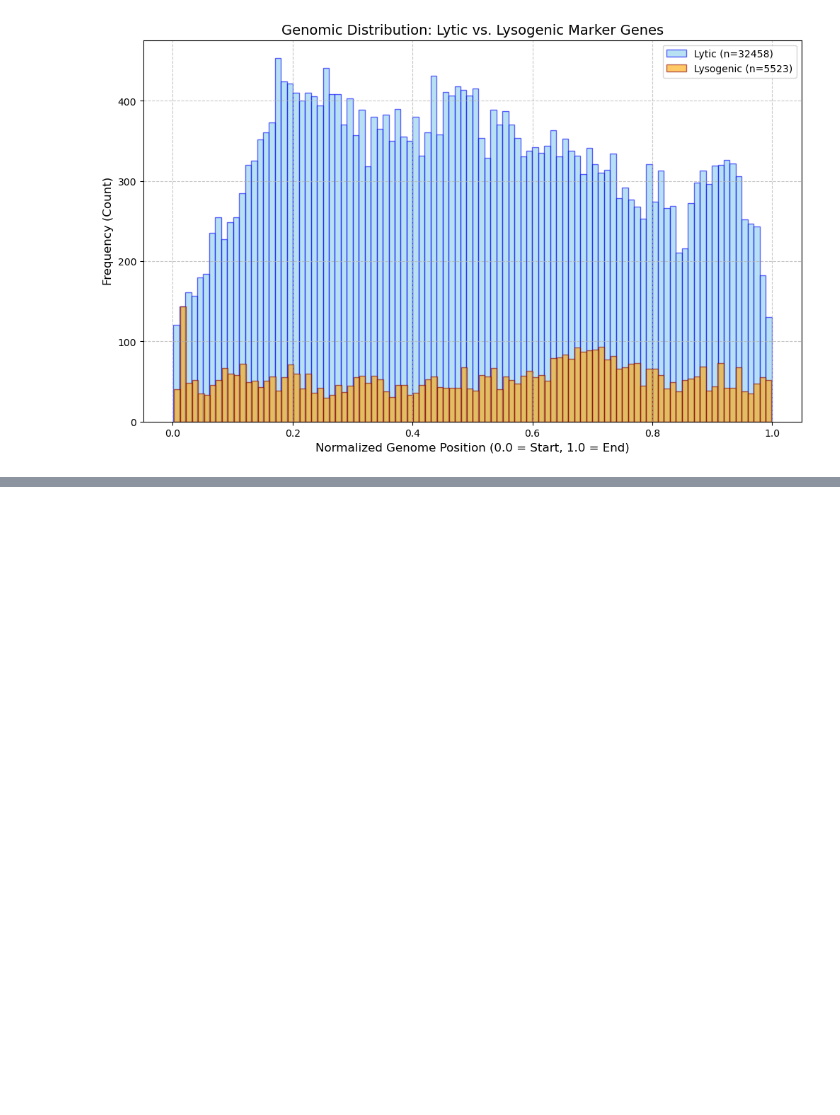
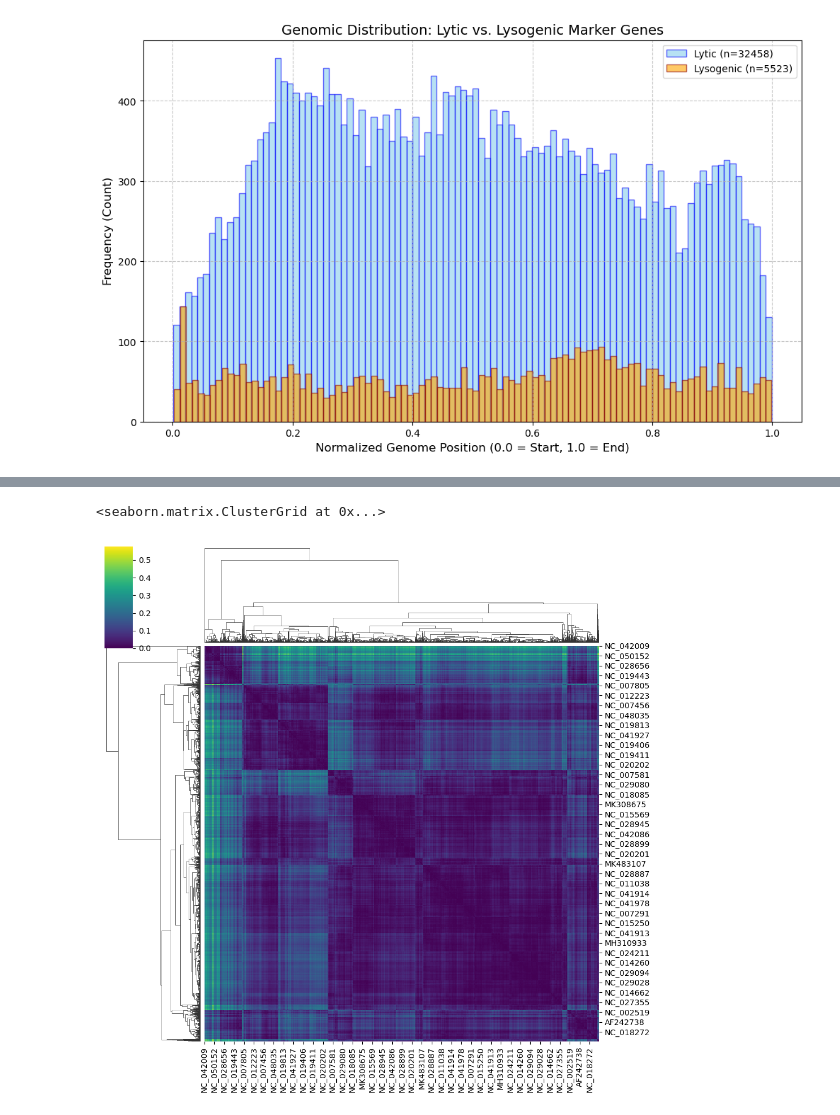
Before and after one commit to francescostellaa/cluster_dei, a Jupyter notebook: src/sequence_scoring.ipynb, the cells around one changed output, grey strips where cells are left out. Cells and saved outputs as stored; diff of their text form; code cells hidden in the pictures; blank space fills up the shorter version.

```diff
--- a/src/sequence_scoring.ipynb
+++ b/src/sequence_scoring.ipynb
@@ -1157,0 +1169,6 @@ plt.show()
+# %%
+from scipy.spatial.distance import squareform
+
+df_dist = df_meta.drop(columns=['lifecycle', 'cluster'])
+df_dist.head()
+# condensed = squareform(df_meta.values)
@@ -1157,0 +1183,20 @@ plt.show()
+# %%
+from scipy.spatial.distance import squareform
+
+condensed = squareform(df_dist.values)
+# %%
+from scipy.cluster.hierarchy import linkage
+
+link = linkage(condensed, method="average")
+# %%
+import seaborn as sns
+
+sns.clustermap(
+    df_dist,
+    row_linkage=link,
+    col_linkage=link,
+    cmap="viridis"
+)
+# %% [output]
+<seaborn.matrix.ClusterGrid at 0x...>
+[figure, added]
```
Also changed, not shown: parts of 12 cells of this notebook, 1 other file.
